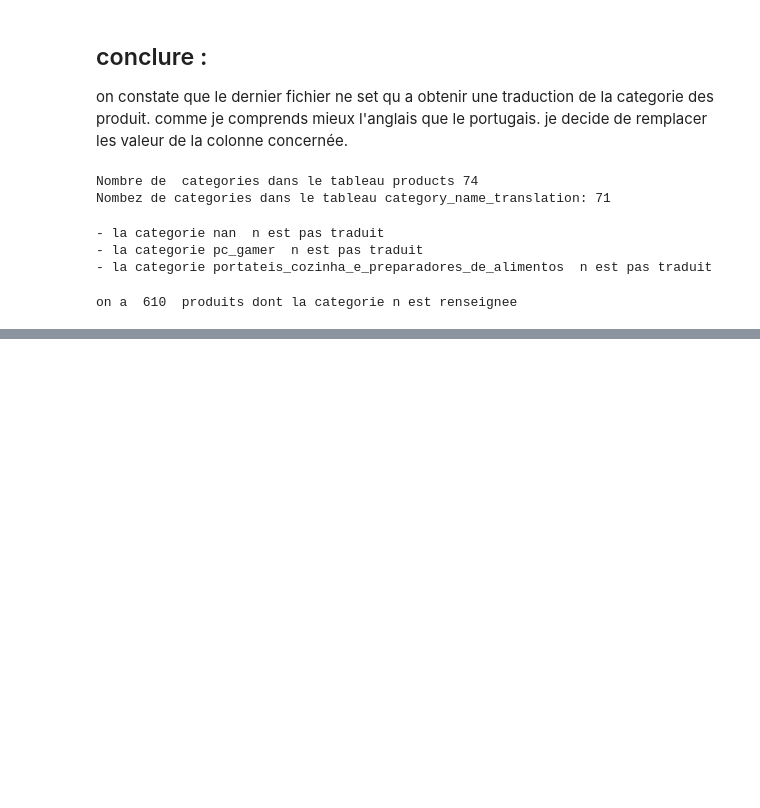
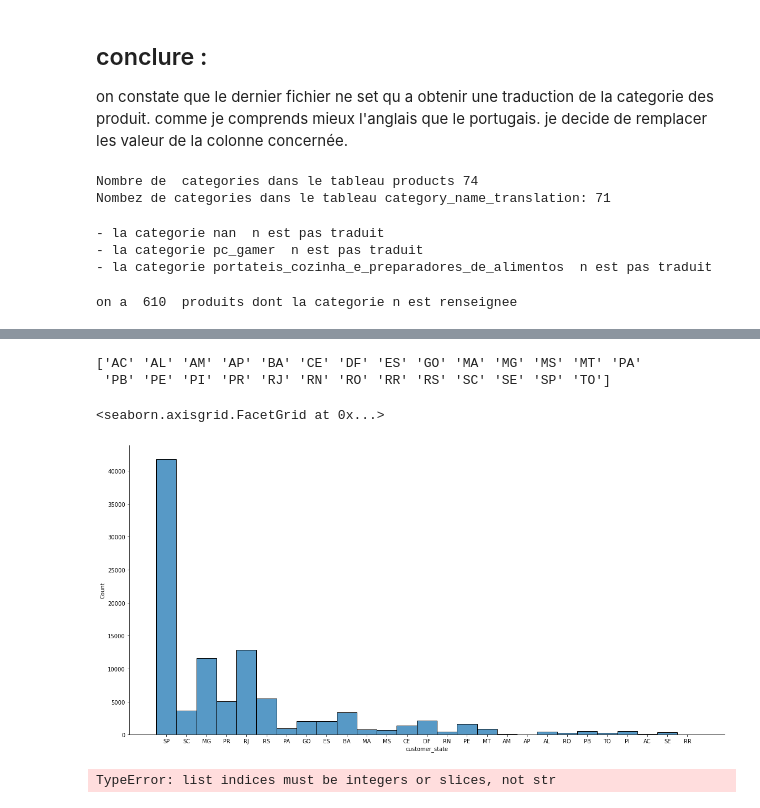
Before and after one commit to bbouya/Machine_Learning_OpenClassrooms, a Jupyter notebook: Segmentez des clients d'un site E-Commerce/Segmentez des clients d'un site web.ipynb, the cells around one changed output, grey strips where cells are left out. Drawn from its saved outputs; the diff is of its cells as text; code cells hidden in the pictures; blank space fills up the shorter version.

```diff
--- a/Segmentez des clients d'un site E-Commerce/Segmentez des clients d'un site web.ipynb
+++ b/Segmentez des clients d'un site E-Commerce/Segmentez des clients d'un site web.ipynb
@@ -210,0 +233,13 @@ for i in category_name_translate.index:
+# %%
+customer_states = customers['customer_state'].unique()
+customer_states.sort()
+
+print(customer_states)
+# %% [output]
+['AC' 'AL' 'AM' 'AP' 'BA' 'CE' 'DF' 'ES' 'GO' 'MA' 'MG' 'MS' 'MT' 'PA'
+ 'PB' 'PE' 'PI' 'PR' 'RJ' 'RN' 'RO' 'RR' 'RS' 'SC' 'SE' 'SP' 'TO']
+# %%
+sns.displot(customers, x='customer_state', height=8, aspect=2)
+# %% [output]
+<seaborn.axisgrid.FacetGrid at 0x...>
+[figure, added]
@@ -210,0 +259,36 @@ for i in category_name_translate.index:
+# %%
+
+
+# d'après la distribution ci-dessus, c'est l'état "SP"
+# qui a le max de clients
+max_clients = len(customers[customers['customer_state'] == 'SP'])
+
+fig = go.Figure(go.Scattermapbox())
+layers = []
+for state in br_states['features']:
+    nb_clients = len(customers[
+        customers['customer_state'] == state['properties']['sigla']
+    ])
+    print(state['properties']['sigla'], state['properties']['name'],
+          "- nb clients =", nb_clients)
+    layers.append({'source': state,
+                   'type':"fill",
+                   'below':"traces",
+                   'color':ratio_to_color(nb_clients / max_clients),
+                   })
+fig.update_layout(
+    width=600,
+    height=550,
+    mapbox = {
+        'style': "carto-positron",
+        'center': { 'lat': -15, 'lon': -54 },
+        'zoom': 3,
+        'layers': layers
+    },
+    margin={"l": 0, "r": 0, "t": 0, "b": 0},
+)
+fig.update(layout_coloraxis_showscale=True)
+fig.update_coloraxes(showscale=True)
+fig.show()
+# %% [output]
+TypeError: list indices must be integers or slices, not str
```
Also changed, not shown: parts of 6 cells of this notebook, 1 other file.
